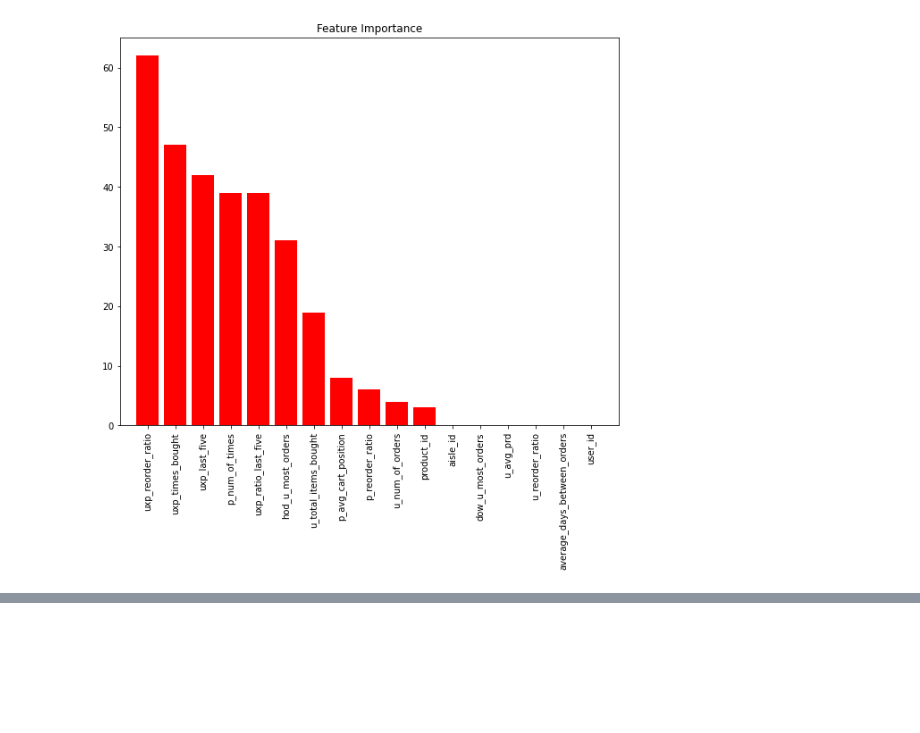
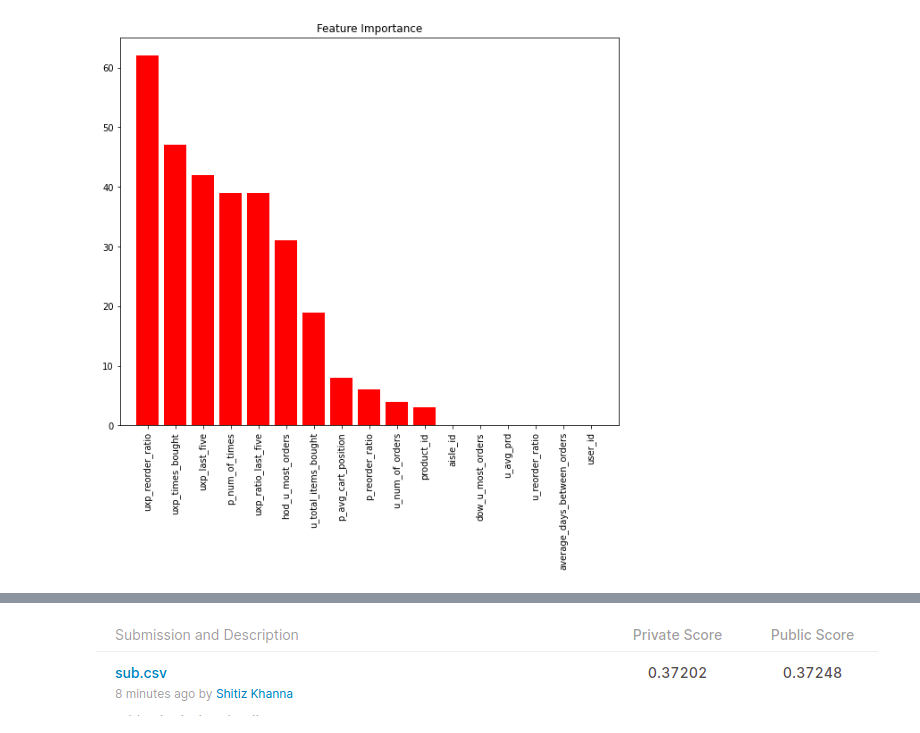
Before and after one commit to shitizz24/Grocery-Recommender, a Jupyter notebook: Notebooks/LGBM.ipynb, the cells around one changed output, grey strips where cells are left out. Drawn from its saved outputs; the diff is of its cells as text; code cells hidden in the pictures; blank space fills up the shorter version.

```diff
--- a/Notebooks/LGBM.ipynb
+++ b/Notebooks/LGBM.ipynb
@@ -143,0 +210,5 @@ KeyboardInterrupt: ignored
+# %%
+img = Image.open("Kaggle_1.png")
+img
+# %% [output]
+[figure, added]
```
Also changed, not shown: parts of 17 cells of this notebook.
